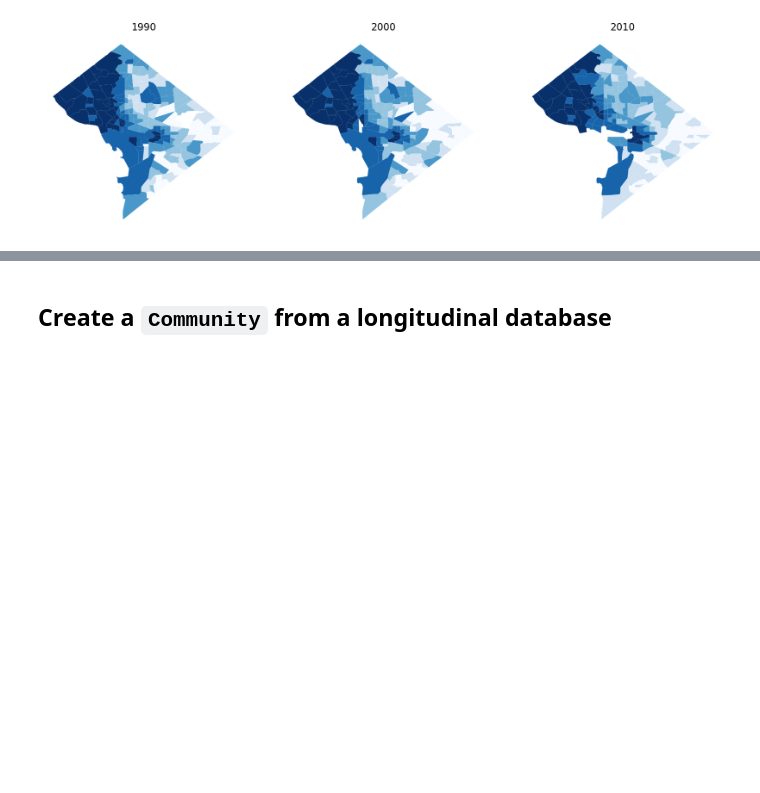
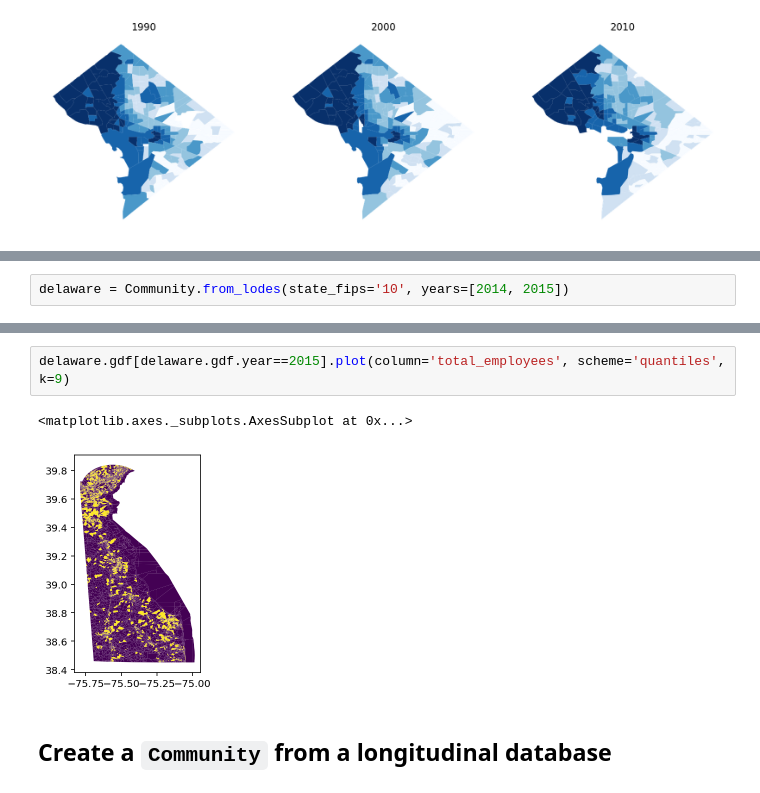
Before and after one commit to oturns/geosnap, a Jupyter notebook: examples/02_creating_community_datasets.ipynb, the cells around one changed output, grey strips where cells are left out. Cells and saved outputs as stored; diff of their text form; blank space fills up the shorter version.

Commit message:
update datasets notebook to include lodes constructor

```diff
--- a/examples/02_creating_community_datasets.ipynb
+++ b/examples/02_creating_community_datasets.ipynb
@@ -57,0 +64,2 @@ plot(dc, 'p_nonhisp_white_persons')
+# %%
+delaware = Community.from_lodes(state_fips='10', years=[2014, 2015])
@@ -58,3 +76,8 @@ plot(dc, 'p_nonhisp_white_persons')
+# %%
+delaware.gdf[delaware.gdf.year==2015].plot(column='total_employees', scheme='quantiles', k=9)
+# %% [output]
+<matplotlib.axes._subplots.AxesSubplot at 0x...>
+[figure, added]
 # %% [markdown]
 ## Create a `Community` from a longitudinal database
 # %% [markdown]
```
Also changed, not shown: parts of 8 cells of this notebook.
